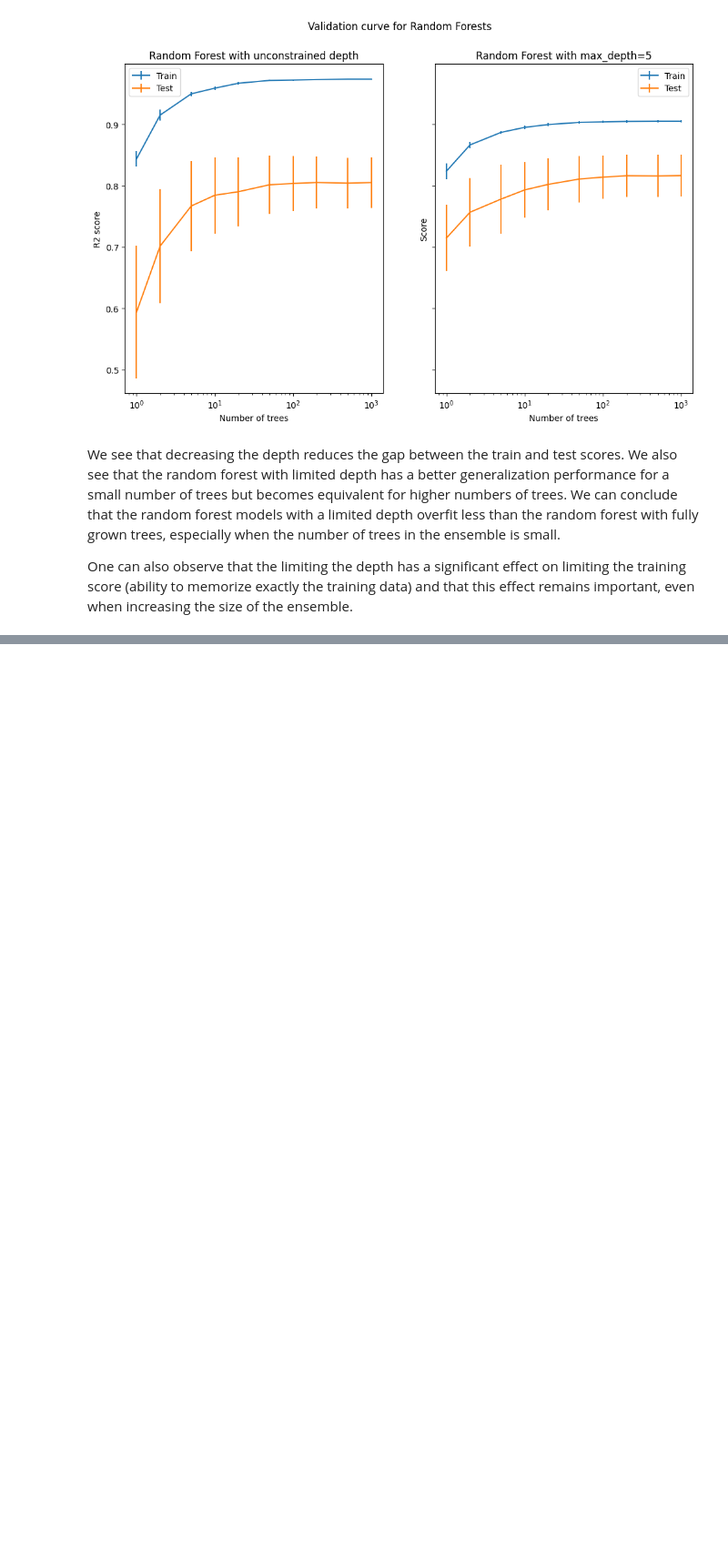
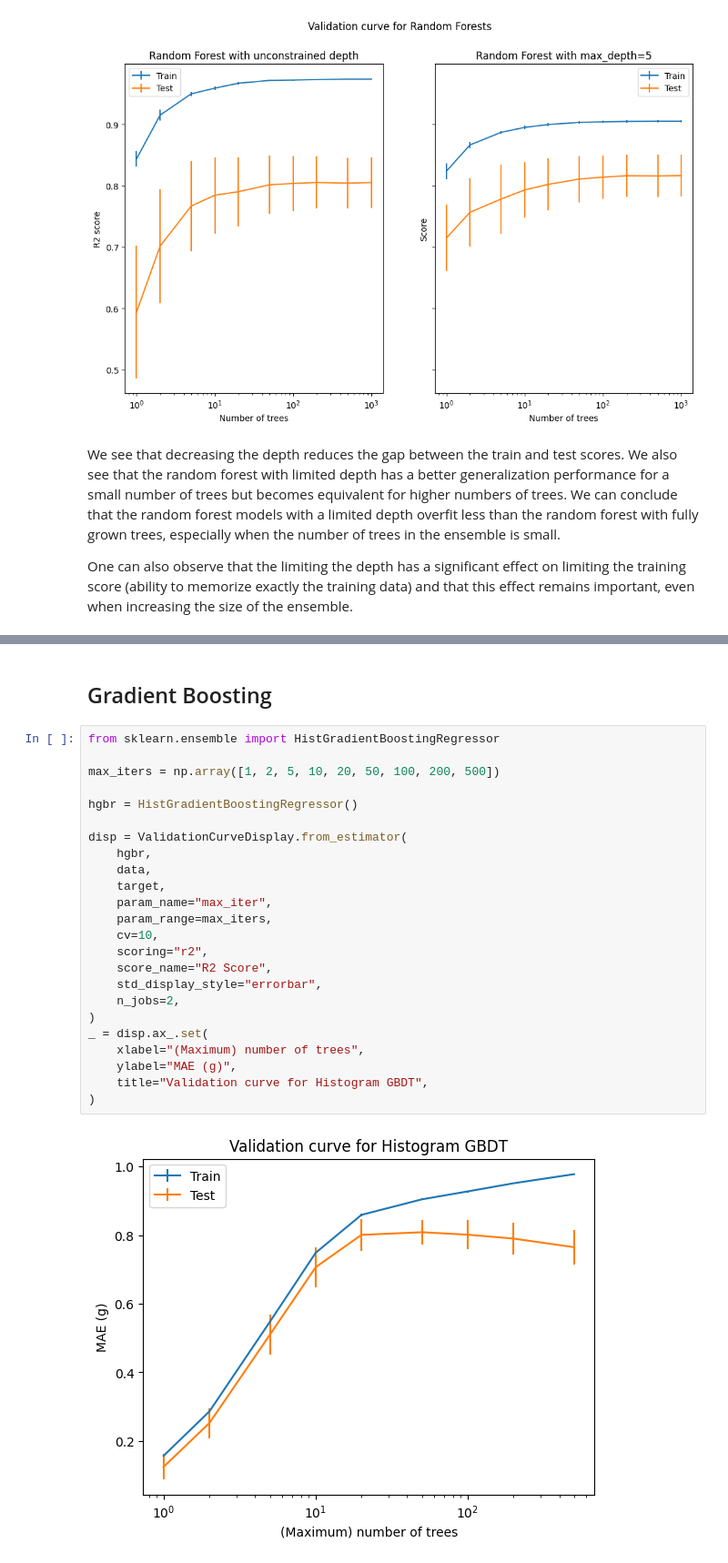
Before and after one commit to royaad/INRIA-ML-scikit-learn, a Jupyter notebook: Module 6/641_ensemble_questions.ipynb, the cells around one changed output, grey strips where cells are left out. Shown: that part at 91% size. Saved outputs shown, nothing was run; the diff lists cells and outputs as text; blank space fills up the shorter version.

```diff
--- a/Module 6/641_ensemble_questions.ipynb
+++ b/Module 6/641_ensemble_questions.ipynb
@@ -215,0 +251,28 @@ One can also observe that the limiting the depth has a significant effect on lim
+# %% [markdown]
+## Gradient Boosting
+# %%
+from sklearn.ensemble import HistGradientBoostingRegressor
+
+max_iters = np.array([1, 2, 5, 10, 20, 50, 100, 200, 500])
+
+hgbr = HistGradientBoostingRegressor()
+
+disp = ValidationCurveDisplay.from_estimator(
+    hgbr,
+    data,
+    target,
+    param_name="max_iter",
+    param_range=max_iters,
+    cv=10,
+    scoring="r2",
+    score_name="R2 Score",
+    std_display_style="errorbar",
+    n_jobs=2,
+)
+_ = disp.ax_.set(
+    xlabel="(Maximum) number of trees",
+    ylabel="MAE (g)",
+    title="Validation curve for Histogram GBDT",
+)
+# %% [output]
+[figure, added]
```
Also changed, not shown: parts of 15 cells of this notebook, 1 other file.
